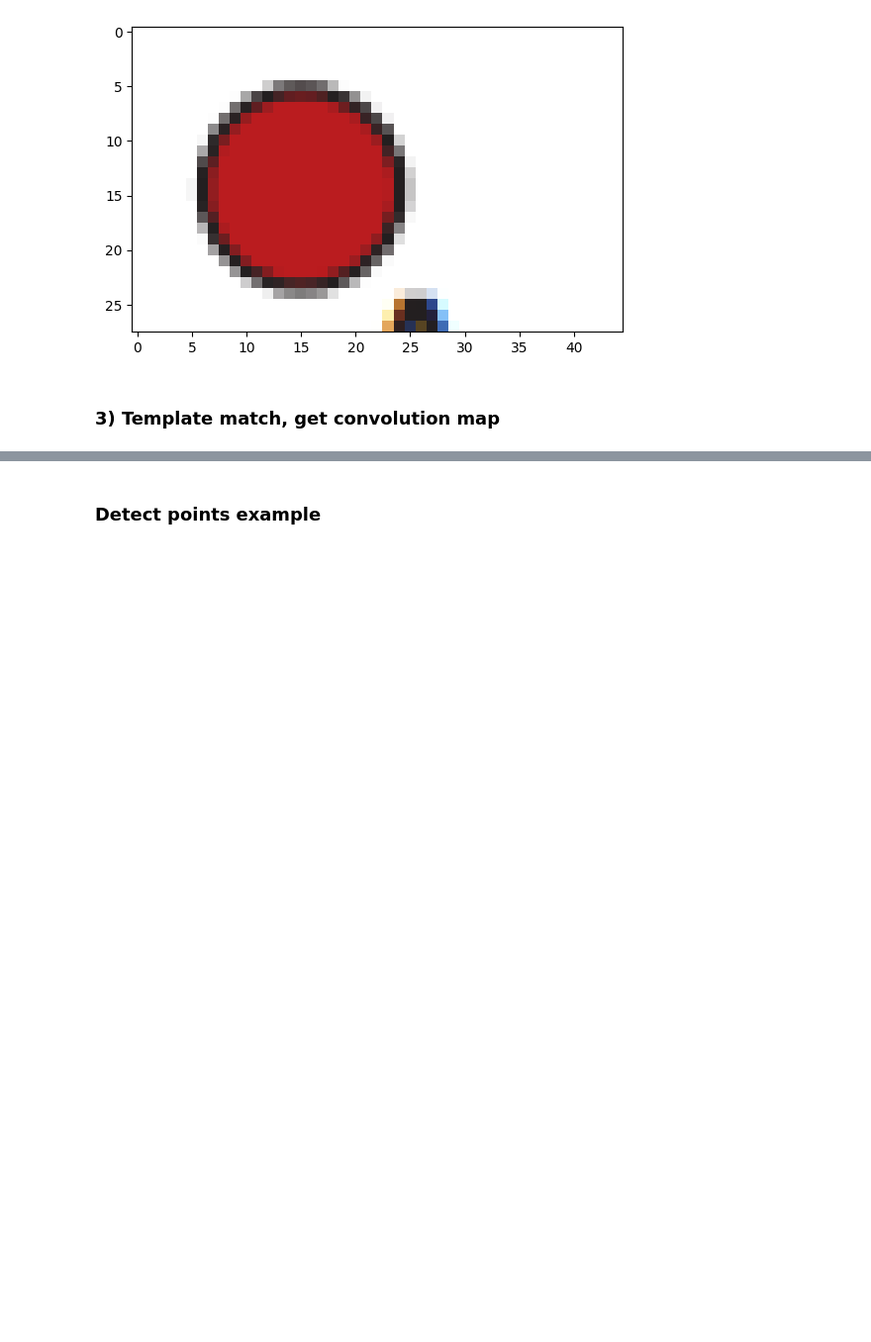
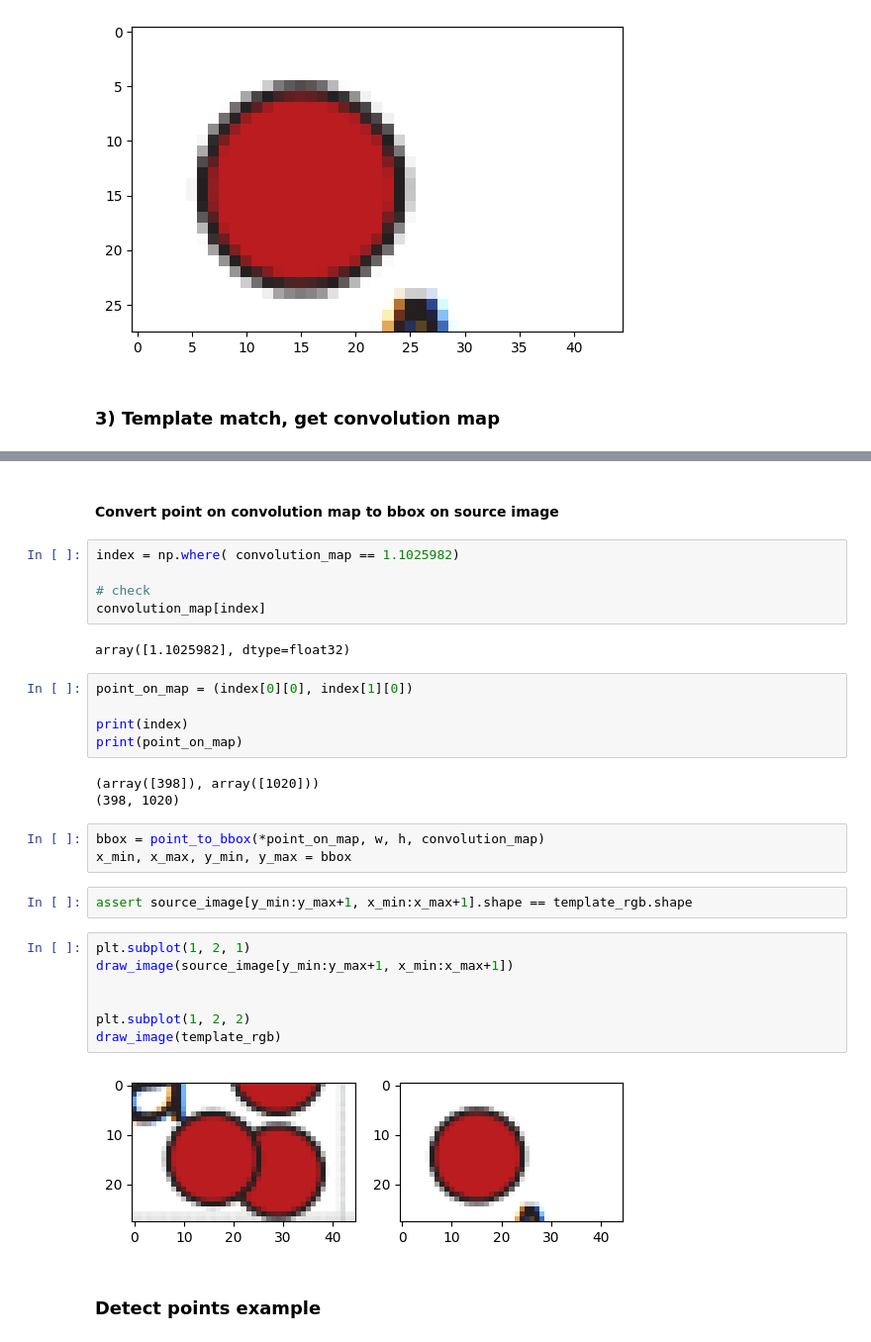
Before and after one commit to adusachev/scanplot, a Jupyter notebook: plot2data/pipeline.ipynb, the cells around one changed output, grey strips where cells are left out. Shown: that part at 99% size. Saved outputs shown, nothing was run; the diff lists cells and outputs as text; blank space fills up the shorter version.

```diff
--- a/plot2data/pipeline.ipynb
+++ b/plot2data/pipeline.ipynb
@@ -103,3 +114,34 @@ plt.imshow(convolution_map, cmap="gray")
+# %% [markdown]
+#### Convert point on convolution map to bbox on source image
+# %%
+index = np.where( convolution_map == 1.1025982)
+
+# check
+convolution_map[index]
+# %% [output]
+array([1.1025982], dtype=float32)
+# %%
+point_on_map = (index[0][0], index[1][0])
+
+print(index)
+print(point_on_map)
+# %% [output]
+(array([398]), array([1020]))
+(398, 1020)
+# %%
+bbox = point_to_bbox(*point_on_map, w, h, convolution_map)
+x_min, x_max, y_min, y_max = bbox
+# %%
+assert source_image[y_min:y_max+1, x_min:x_max+1].shape == template_rgb.shape
+# %%
+plt.subplot(1, 2, 1)
+draw_image(source_image[y_min:y_max+1, x_min:x_max+1])
+
+
+plt.subplot(1, 2, 2)
+draw_image(template_rgb)
+# %% [output]
+[figure, added]
 # %% [markdown]
 ### Detect points example
 # %%
```
Also changed, not shown: parts of 11 cells of this notebook, 1 other file.
